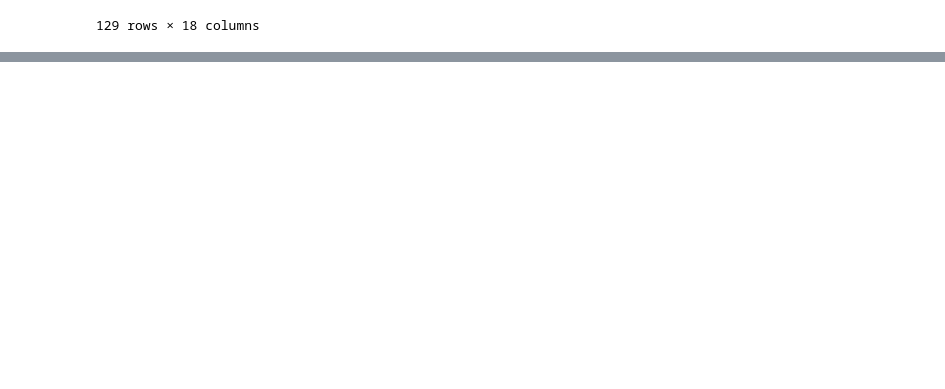
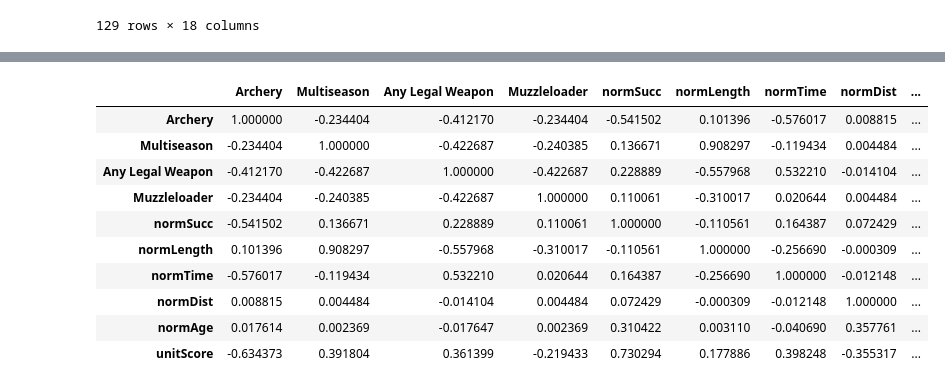
Before and after one commit to nedchanatry/ActaeonProj, a Jupyter notebook: scrape3.ipynb, the cells around one changed output, grey strips where cells are left out. Cells and saved outputs as stored; diff of their text form; code cells hidden in the pictures; blank space fills up the shorter version.

```diff
--- a/scrape3.ipynb
+++ b/scrape3.ipynb
@@ -436,3 +301,14 @@ weap
 | 127 | West Desert, Deep Creek | EB3074 | Limited Entry | Elk | Sept 14 - Sept 22, 2019 | Any Legal Weapon | 80.0 | 350.0 | ... |
 | 128 | West Desert, Deep Creek | EB3101 | Limited Entry | Elk | Sept 23 - Oct 4, 2019 | Muzzleloader | 33.3 | 350.0 | ... |
 129 rows × 18 columns
+# %%
+scoreFrame = weap[['Unit_Name','Hunt_Number','Archery','Multiseason','Any Legal Weapon','Muzzleloader']]
+scoreFrame['normSucc'] = fd['Hunter_Success']/ fd['Hunter_Success'].max()
+scoreFrame['normLength'] = fd['Szn_Length']/ fd['Szn_Length'].max()
+scoreFrame['normTime'] = fd['Szn_Timing']/ fd['Szn_Timing'].max()
+scoreFrame['normDist'] = fd['Dist']/ fd['Dist'].max()
+scoreFrame['normAge'] = fd['Current_Age']/ fd['Current_Age'].max()
+
+scoreFrame['unitScore'] = scoreFrame['normSucc']*freezer +(1-scoreFrame['normTime'])*time +scoreFrame['normAge']*trophy +scoreFrame['Archery']*arch +scoreFrame['Muzzleloader']*muzzy +scoreFrame['Any Legal Weapon']*rifle +scoreFrame['normLength']*length +scoreFrame['Multiseason']*multi +(1-scoreFrame['normDist'])*distance
+scoreFrame = scoreFrame.sort_values('unitScore')
+scoreFrame = scoreFrame.set_index('Unit_Name')
@@ -438,0 +333,14 @@ weap
+# %%
+scoreFrame.corr()
+# %% [output]
+|  | Archery | Multiseason | Any Legal Weapon | Muzzleloader | normSucc | normLength | normTime | normDist | ... |
+| Archery | 1.000000 | -0.234404 | -0.412170 | -0.234404 | -0.541502 | 0.101396 | -0.576017 | 0.008815 | ... |
+| Multiseason | -0.234404 | 1.000000 | -0.422687 | -0.240385 | 0.136671 | 0.908297 | -0.119434 | 0.004484 | ... |
+| Any Legal Weapon | -0.412170 | -0.422687 | 1.000000 | -0.422687 | 0.228889 | -0.557968 | 0.532210 | -0.014104 | ... |
+| Muzzleloader | -0.234404 | -0.240385 | -0.422687 | 1.000000 | 0.110061 | -0.310017 | 0.020644 | 0.004484 | ... |
+| normSucc | -0.541502 | 0.136671 | 0.228889 | 0.110061 | 1.000000 | -0.110561 | 0.164387 | 0.072429 | ... |
+| normLength | 0.101396 | 0.908297 | -0.557968 | -0.310017 | -0.110561 | 1.000000 | -0.256690 | -0.000309 | ... |
+| normTime | -0.576017 | -0.119434 | 0.532210 | 0.020644 | 0.164387 | -0.256690 | 1.000000 | -0.012148 | ... |
+| normDist | 0.008815 | 0.004484 | -0.014104 | 0.004484 | 0.072429 | -0.000309 | -0.012148 | 1.000000 | ... |
+| normAge | 0.017614 | 0.002369 | -0.017647 | 0.002369 | 0.310422 | 0.003110 | -0.040690 | 0.357761 | ... |
+| unitScore | -0.634373 | 0.391804 | 0.361399 | -0.219433 | 0.730294 | 0.177886 | 0.398248 | -0.355317 | ... |
```
Also changed, not shown: parts of 19 cells of this notebook.
